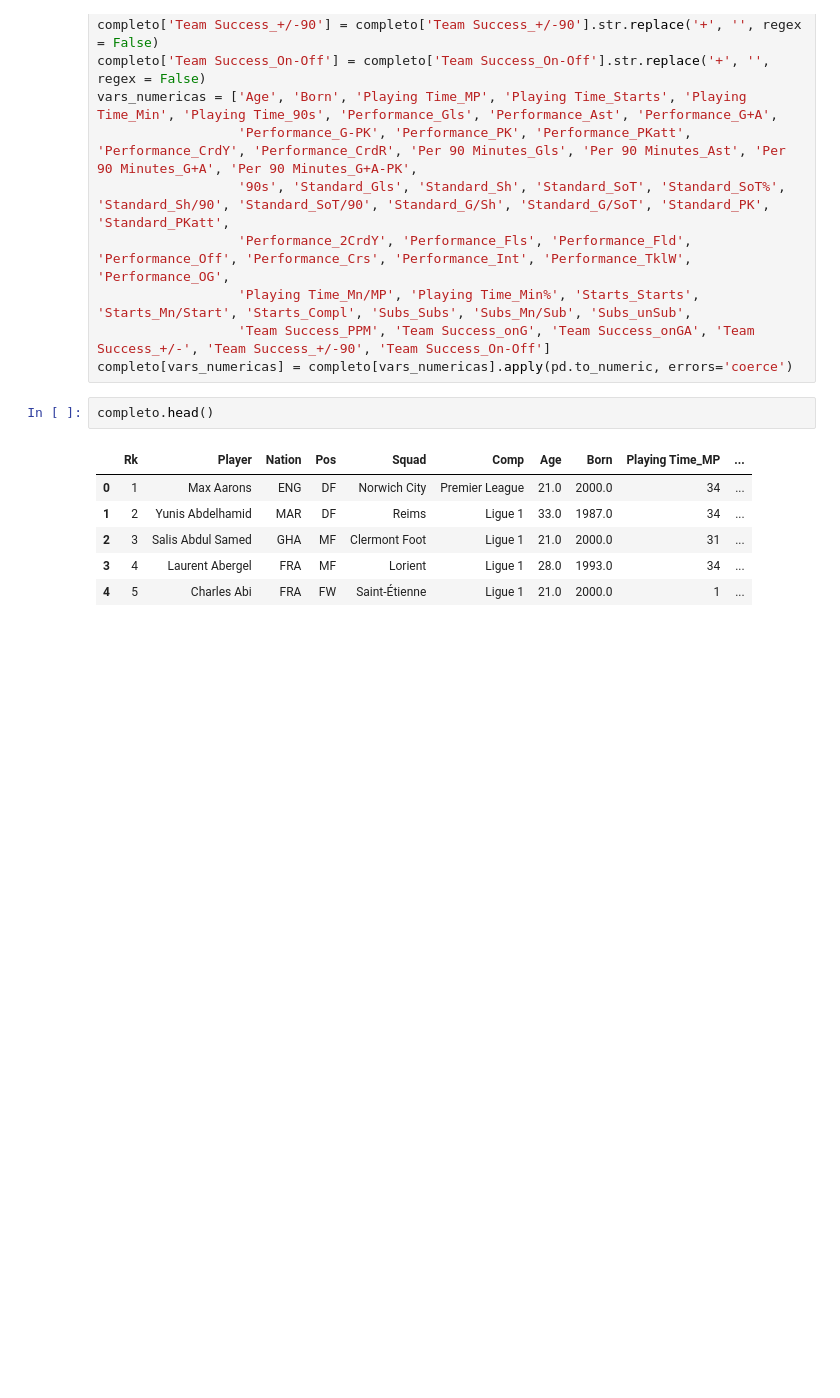
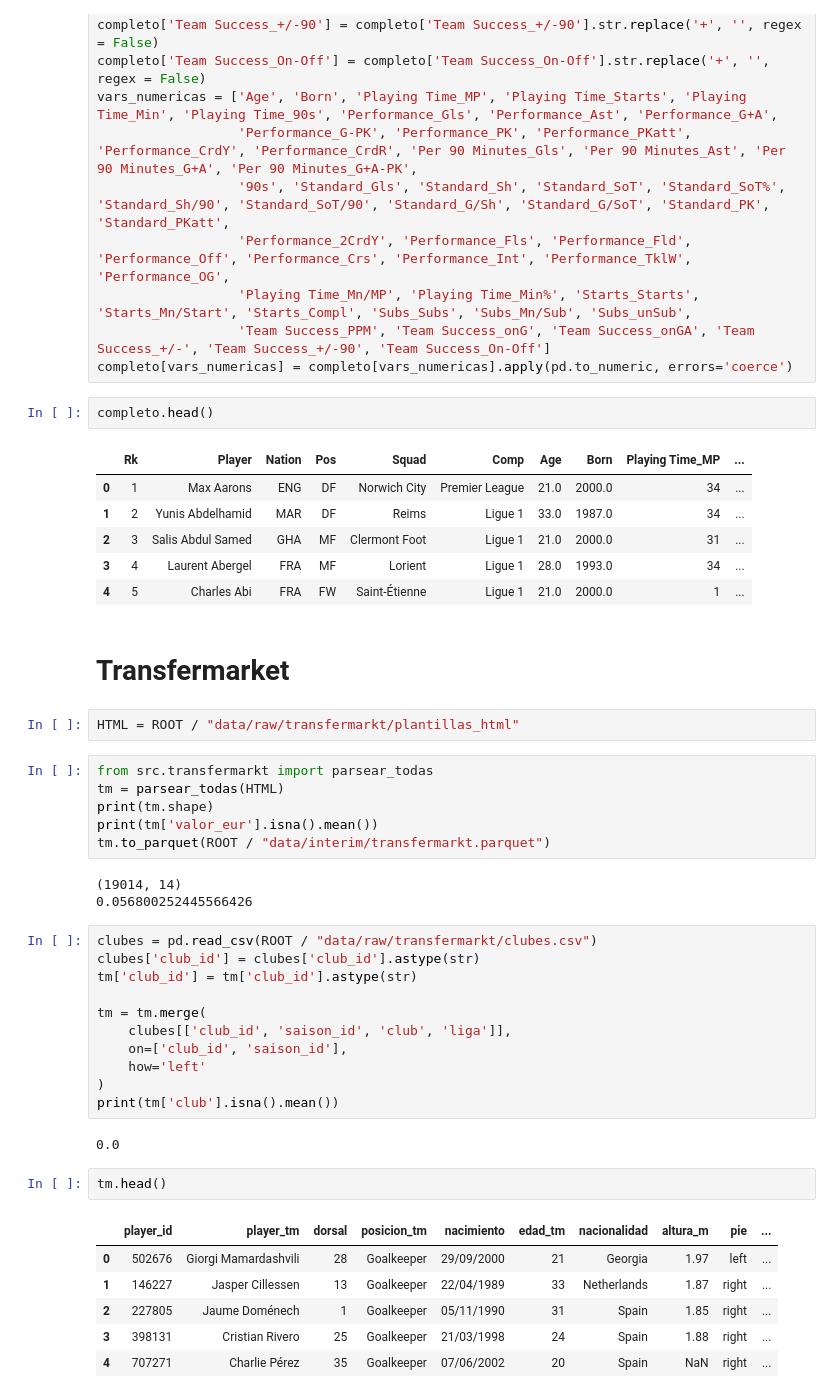
Before and after one commit to DiegoZu28/ScoutIA, a Jupyter notebook: notebooks/01-unificacion.ipynb, the cells around one changed output. Cells and saved outputs as stored; diff of their text form; blank space fills up the shorter version.

Commit message:
Descargar datos Transfermarket y unificarlos

```diff
--- a/notebooks/01-unificacion.ipynb
+++ b/notebooks/01-unificacion.ipynb
@@ -113,3 +117,38 @@ completo.head()
 | 2 | 3 | Salis Abdul Samed | GHA | MF | Clermont Foot | Ligue 1 | 21.0 | 2000.0 | 31 | ... |
 | 3 | 4 | Laurent Abergel | FRA | MF | Lorient | Ligue 1 | 28.0 | 1993.0 | 34 | ... |
 | 4 | 5 | Charles Abi | FRA | FW | Saint-Étienne | Ligue 1 | 21.0 | 2000.0 | 1 | ... |
+# %% [markdown]
+# Transfermarket
+# %%
+HTML = ROOT / "data/raw/transfermarkt/plantillas_html"
+# %%
+from src.transfermarkt import parsear_todas
+tm = parsear_todas(HTML)
+print(tm.shape)
+print(tm['valor_eur'].isna().mean())
+tm.to_parquet(ROOT / "data/interim/transfermarkt.parquet")
+# %% [output]
+(19014, 14)
+0.056800252445566426
+# %%
+clubes = pd.read_csv(ROOT / "data/raw/transfermarkt/clubes.csv")
+clubes['club_id'] = clubes['club_id'].astype(str)
+tm['club_id'] = tm['club_id'].astype(str)
+
+tm = tm.merge(
+    clubes[['club_id', 'saison_id', 'club', 'liga']],
+    on=['club_id', 'saison_id'],
+    how='left'
+)
+print(tm['club'].isna().mean())
+# %% [output]
+0.0
+# %%
+tm.head()
+# %% [output]
+|  | player_id | player_tm | dorsal | posicion_tm | nacimiento | edad_tm | nacionalidad | altura_m | pie | ... |
+| 0 | 502676 | Giorgi Mamardashvili | 28 | Goalkeeper | 29/09/2000 | 21 | Georgia | 1.97 | left | ... |
+| 1 | 146227 | Jasper Cillessen | 13 | Goalkeeper | 22/04/1989 | 33 | Netherlands | 1.87 | right | ... |
+| 2 | 227805 | Jaume Doménech | 1 | Goalkeeper | 05/11/1990 | 31 | Spain | 1.85 | right | ... |
+| 3 | 398131 | Cristian Rivero | 25 | Goalkeeper | 21/03/1998 | 24 | Spain | 1.88 | right | ... |
+| 4 | 707271 | Charlie Pérez | 35 | Goalkeeper | 07/06/2002 | 20 | Spain | NaN | right | ... |
```
Also changed, not shown: parts of 2 cells of this notebook, 2 other files.
